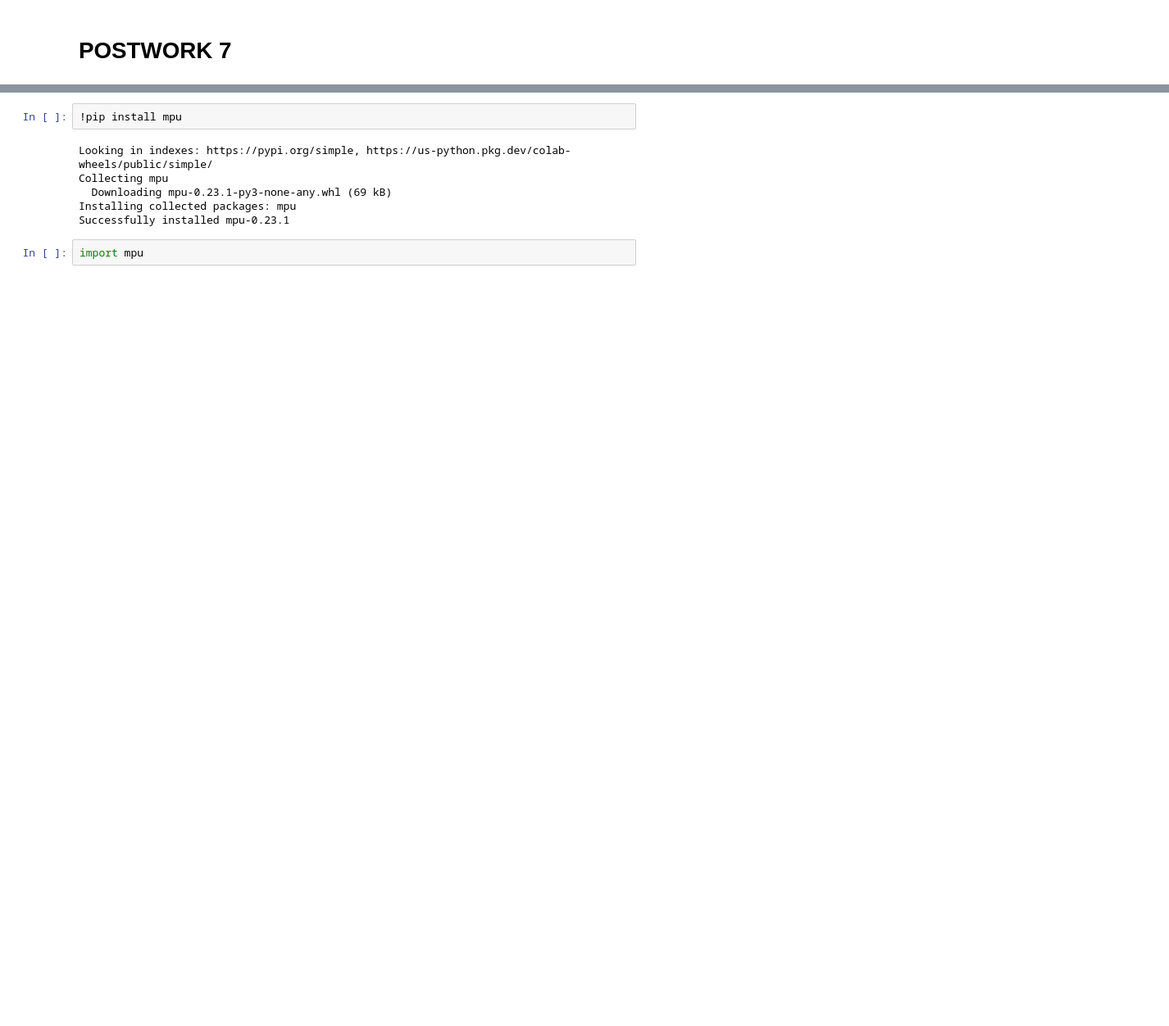
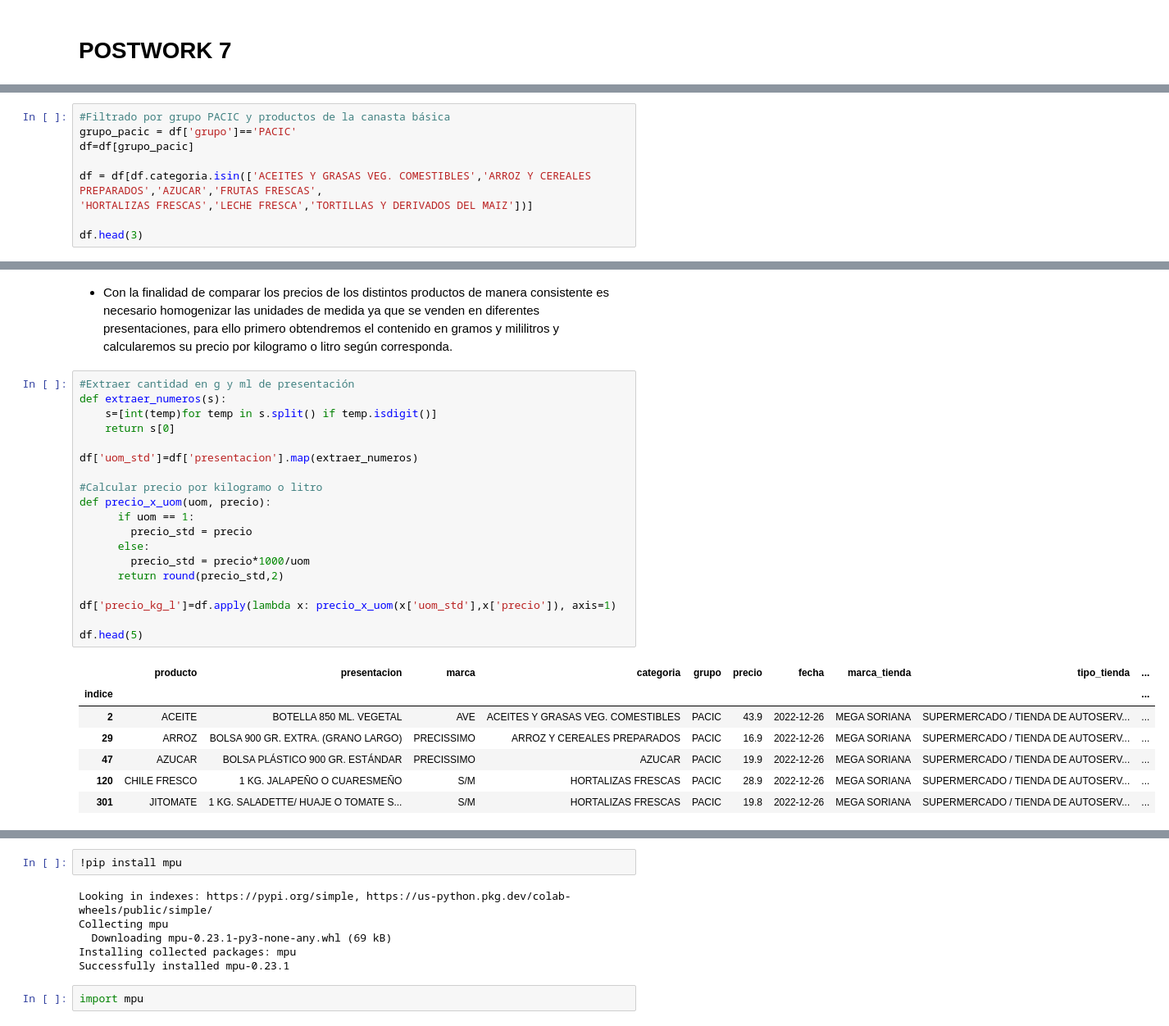
Before and after one commit to adavals/bedu-datascience-f2m2, a Jupyter notebook: Postwork1_8.ipynb, the cells around one changed output, grey strips where cells are left out. Shown: that part at 82% size. Saved outputs shown, nothing was run; the diff lists cells and outputs as text; blank space fills up the shorter version.

```diff
--- a/Postwork1_8.ipynb
+++ b/Postwork1_8.ipynb
@@ -477,0 +519,9 @@ df.head(3)
+# %%
+#Filtrado por grupo PACIC y productos de la canasta básica
+grupo_pacic = df['grupo']=='PACIC'
+df=df[grupo_pacic]
+
+df = df[df.categoria.isin(['ACEITES Y GRASAS VEG. COMESTIBLES','ARROZ Y CEREALES PREPARADOS','AZUCAR','FRUTAS FRESCAS',
+'HORTALIZAS FRESCAS','LECHE FRESCA','TORTILLAS Y DERIVADOS DEL MAIZ'])]
+
+df.head(3)
@@ -478 +534,30 @@ df.head(3)
+# %% [markdown]
+* Con la finalidad de comparar los precios de los distintos productos de manera consistente es necesario homogenizar las unidades de medida ya que se venden en diferentes presentaciones, para ello primero obtendremos el contenido en gramos y mililitros y calcularemos su precio por kilogramo o litro según corresponda.
+# %%
+#Extraer cantidad en g y ml de presentación
+def extraer_numeros(s):
+    s=[int(temp)for temp in s.split() if temp.isdigit()]
+    return s[0]
+
+df['uom_std']=df['presentacion'].map(extraer_numeros)
+
+#Calcular precio por kilogramo o litro
+def precio_x_uom(uom, precio):
+      if uom == 1:
+        precio_std = precio
+      else:
+        precio_std = precio*1000/uom
+      return round(precio_std,2)
+
+df['precio_kg_l']=df.apply(lambda x: precio_x_uom(x['uom_std'],x['precio']), axis=1)
+
+df.head(5)
+# %% [output]
+|  | producto | presentacion | marca | categoria | grupo | precio | fecha | marca_tienda | tipo_tienda | ... |
+| indice |  |  |  |  |  |  |  |  |  | ... |
+| 2 | ACEITE | BOTELLA 850 ML. VEGETAL | AVE | ACEITES Y GRASAS VEG. COMESTIBLES | PACIC | 43.9 | 2022-12-26 | MEGA SORIANA | SUPERMERCADO / TIENDA DE AUTOSERV... | ... |
+| 29 | ARROZ | BOLSA 900 GR. EXTRA. (GRANO LARGO) | PRECISSIMO | ARROZ Y CEREALES PREPARADOS | PACIC | 16.9 | 2022-12-26 | MEGA SORIANA | SUPERMERCADO / TIENDA DE AUTOSERV... | ... |
+| 47 | AZUCAR | BOLSA PLÁSTICO 900 GR. ESTÁNDAR | PRECISSIMO | AZUCAR | PACIC | 19.9 | 2022-12-26 | MEGA SORIANA | SUPERMERCADO / TIENDA DE AUTOSERV... | ... |
+| 120 | CHILE FRESCO | 1 KG. JALAPEÑO O CUARESMEÑO | S/M | HORTALIZAS FRESCAS | PACIC | 28.9 | 2022-12-26 | MEGA SORIANA | SUPERMERCADO / TIENDA DE AUTOSERV... | ... |
+| 301 | JITOMATE | 1 KG. SALADETTE/ HUAJE O TOMATE S... | S/M | HORTALIZAS FRESCAS | PACIC | 19.8 | 2022-12-26 | MEGA SORIANA | SUPERMERCADO / TIENDA DE AUTOSERV... | ... |
 # %% [markdown]
```
Also changed, not shown: parts of 20 cells of this notebook.
